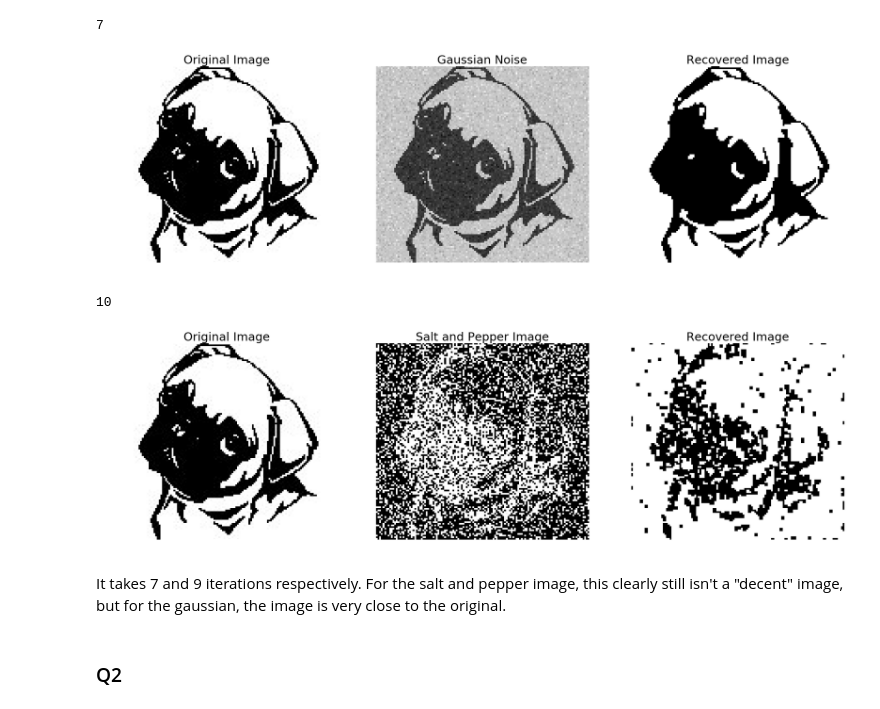
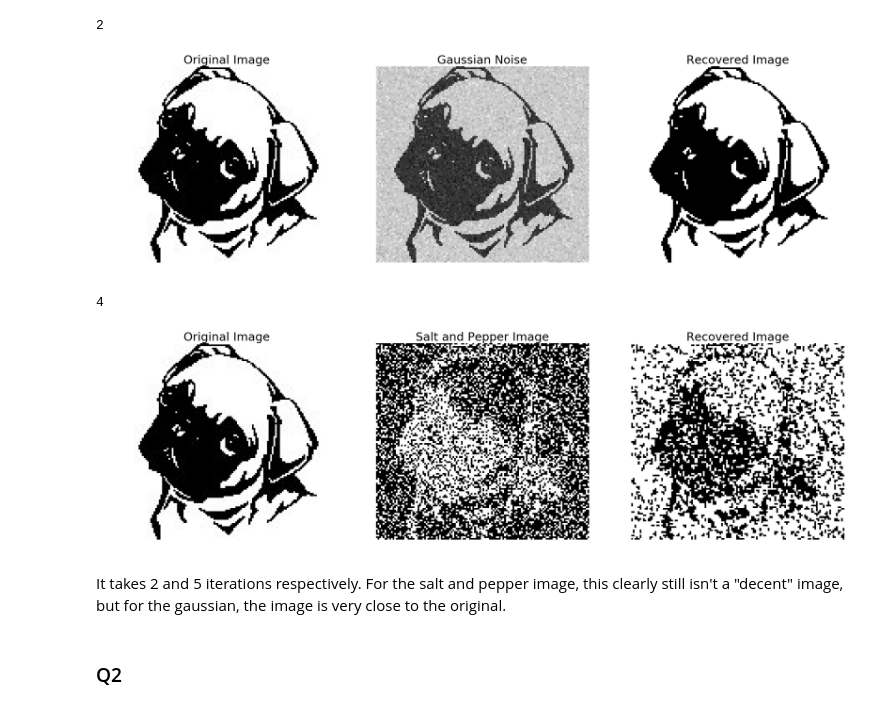
Before and after one commit to Briggybros/Uni-Machine-Learning, a Jupyter notebook: Inference/Inference.ipynb, the cells around one changed output. Drawn from its saved outputs; the diff is of its cells as text; code cells hidden in the pictures.

```diff
--- a/Inference/Inference.ipynb
+++ b/Inference/Inference.ipynb
@@ -96,6 +104,6 @@ def neighbours(i, j, M, N, size = 4):
 # %%
 def L_i(x, y):
-    weight = 2
+    weight = 2.1
     return np.multiply(np.multiply(x, y), weight)
 
 def E_0(i, j, x, x_i=None):
@@ -111,7 +119,7 @@ def E_0(i, j, x, x_i=None):
         return np.sum(weight * np.dot(x_i, neigh.T), axis=1)
 
 def L(x, y):
-    weight = -1.8
+    weight = -2.1
     return np.multiply(np.multiply(x, y), weight)
 # %%
 def compute_joint(i, j, x_i, x, y, L=None):
@@ -134,8 +142,6 @@ def icm(img, iterations):
     x = np.copy(img)
     for t in range(NUM_OF_ITER):
         for (i, j), x_i in np.ndenumerate(x):
-            neigh = neighbours(i, j, shape[0], shape[1], size=4)
-            neigh = list(map((lambda t: x[t[0]][t[1]]), neigh))
             energy1 = compute_joint(i, j, 1, x, img)
             energy2 = compute_joint(i, j, -1, x, img)
             if energy1 > energy2:
@@ -162,39 +168,39 @@ ax2.set_axis_off()
 ax2.set_title("Gaussian Noise")
 ax2.imshow(im2, cmap='gray')
 
 ax3 = fig.add_subplot(133)
 ax3.set_axis_off()
 ax3.set_title("Recovered Image")
 ax3.imshow(x, cmap='gray')
 
 plt.show()
 
 x2 = icm(im3, 20) * -1
 
 fig = plt.figure()
 ax = fig.add_subplot(131)
 ax.set_axis_off()
 ax.set_title("Original Image")
 ax.imshow(im, cmap='gray')
 
 ax2 = fig.add_subplot(132)
 ax2.set_axis_off()
 ax2.set_title("Salt and Pepper Image")
 ax2.imshow(im3, cmap='gray')
 
 ax3 = fig.add_subplot(133)
 ax3.set_axis_off()
 ax3.set_title("Recovered Image")
 ax3.imshow(x2, cmap='gray')
 
 plt.show()
 # %% [output]
-7
+2
-[figure, old version]
+[figure, new version]
-10
+4
-[figure, old version]
+[figure, new version]
 # %% [markdown]
-It takes 7 and 9 iterations respectively. For the salt and pepper image, this clearly still isn't a "decent" image, but for the gaussian, the image is very close to the original.
+It takes 2 and 5 iterations respectively. For the salt and pepper image, this clearly still isn't a "decent" image, but for the gaussian, the image is very close to the original.
 # %% [markdown]
 ### Q2 ###
 # %%
```
Also changed, not shown: parts of 8 cells of this notebook.
